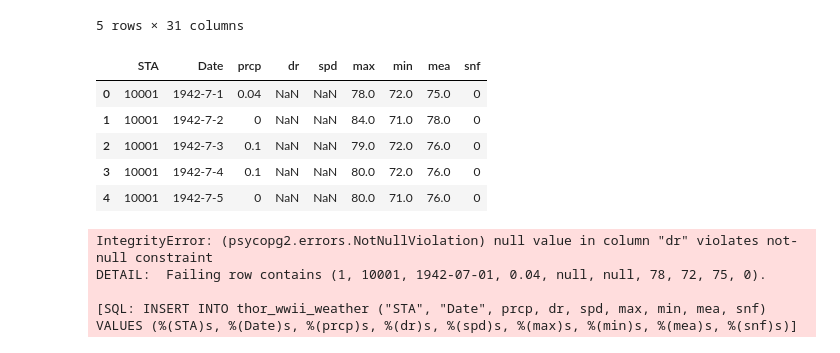
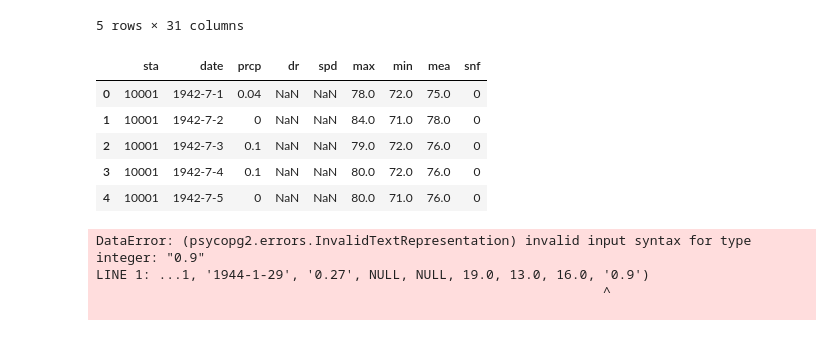
Before and after one commit to MrBadinger/ETL_Challenge, a Jupyter notebook: thor_etl.ipynb, the cells around one changed output. Drawn from its saved outputs; the diff is of its cells as text; code cells hidden in the pictures.

Commit message:
weather etl

```diff
--- a/thor_etl.ipynb
+++ b/thor_etl.ipynb
@@ -131,20 +131,22 @@ weather_df.head()
 # %%
 # Create a new dataframe with the fields needed for the insert
 new_weather_df = weather_df[['STA', 'Date', 'PRCP', 'DR','SPD','MAX','MIN','MEA','SNF']].copy()
 new_weather_df = new_weather_df.rename(columns={
+                                                    'STA': 'sta',
+                                                    'Date': 'date',
                                                     'PRCP': 'prcp',
                                                     'DR': 'dr',
                                                     'SPD':'spd',
                                                     'MAX':'max',
                                                     'MIN': 'min',
                                                     'MEA': 'mea',
                                                     'SNF': 'snf'
 
 })
 
 new_weather_df.head()
 # %% [output]
-|  | STA | Date | prcp | dr | spd | max | min | mea | snf |
+|  | sta | date | prcp | dr | spd | max | min | mea | snf |
 | 0 | 10001 | 1942-7-1 | 0.04 | NaN | NaN | 78.0 | 72.0 | 75.0 | 0 |
 | 1 | 10001 | 1942-7-2 | 0 | NaN | NaN | 84.0 | 71.0 | 78.0 | 0 |
 | 2 | 10001 | 1942-7-3 | 0.1 | NaN | NaN | 79.0 | 72.0 | 76.0 | 0 |
@@ -154,10 +156,10 @@ new_weather_df.head()
 # load the data into the table
 new_weather_df.to_sql(name='thor_wwii_weather', con=engine, if_exists='append', index=False)
 # %% [output]
-IntegrityError: (psycopg2.errors.NotNullViolation) null value in column "dr" violates not-null constraint
-DETAIL:  Failing row contains (1, 10001, 1942-07-01, 0.04, null, null, 78, 72, 75, 0).
+DataError: (psycopg2.errors.InvalidTextRepresentation) invalid input syntax for type integer: "0.9"
+LINE 1: ...1, '1944-1-29', '0.27', NULL, NULL, 19.0, 13.0, 16.0, '0.9')
+                                                                 ^
 
-[SQL: INSERT INTO thor_wwii_weather ("STA", "Date", prcp, dr, spd, max, min, mea, snf) VALUES (%(STA)s, %(Date)s, %(prcp)s, %(dr)s, %(spd)s, %(max)s, %(min)s, %(mea)s, %(snf)s)]
 # %%
 # test that the data was loaded into the database
 pd.read_sql_query('select * from thor_wwii_station_location', con=engine).head()
```
Also changed, not shown: 1 other file.
